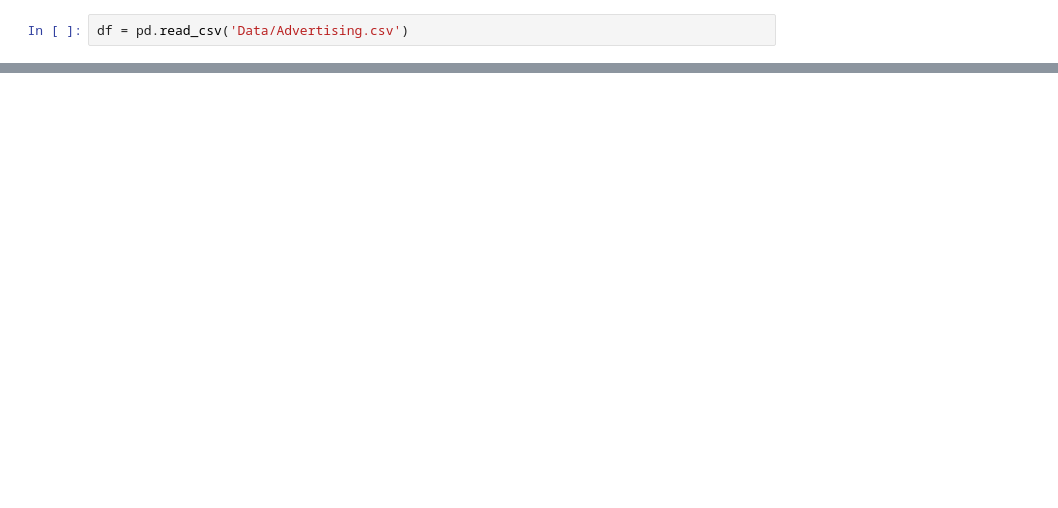
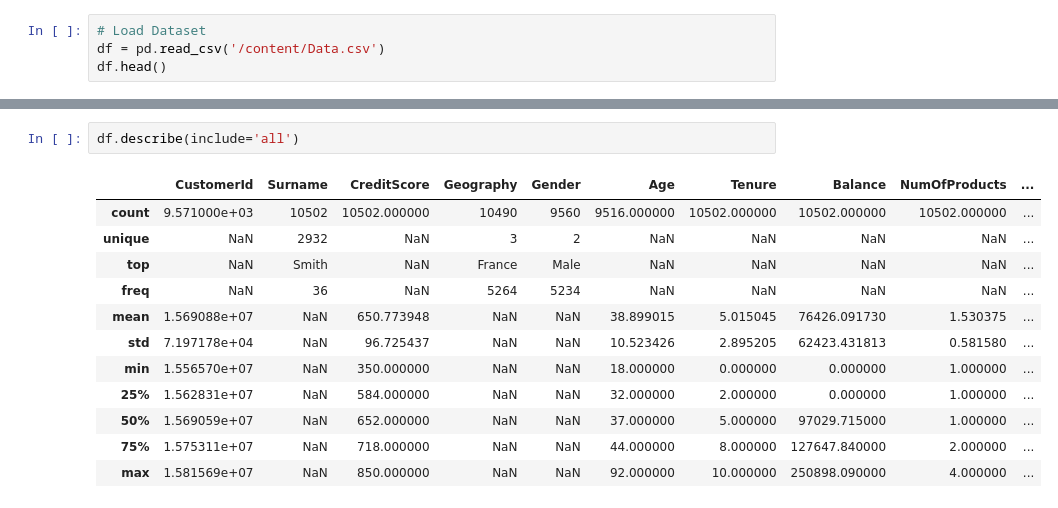
Before and after one commit to Kanakbaghel/Bank_Customer_Churn_Analysis, a Jupyter notebook: Copy of Netflix_EDA.ipynb, the cells around one changed output, grey strips where cells are left out. Cells and saved outputs as stored; diff of their text form; blank space fills up the shorter version.

```diff
--- a/Copy of Netflix_EDA.ipynb
+++ b/Copy of Netflix_EDA.ipynb
@@ -6,2 +56,4 @@ import seaborn as sns
 # %%
-df = pd.read_csv('Data/Advertising.csv')
+# Load Dataset
+df = pd.read_csv('/content/Data.csv')
+df.head()
@@ -12,0 +113,15 @@ ImportError: cannot import name 'MinMaxScalar' from 'sklearn.preprocessing' (/us
+# %%
+df.describe(include='all')
+# %% [output]
+|  | CustomerId | Surname | CreditScore | Geography | Gender | Age | Tenure | Balance | NumOfProducts | ... |
+| count | 9.571000e+03 | 10502 | 10502.000000 | 10490 | 9560 | 9516.000000 | 10502.000000 | 10502.000000 | 10502.000000 | ... |
+| unique | NaN | 2932 | NaN | 3 | 2 | NaN | NaN | NaN | NaN | ... |
+| top | NaN | Smith | NaN | France | Male | NaN | NaN | NaN | NaN | ... |
+| freq | NaN | 36 | NaN | 5264 | 5234 | NaN | NaN | NaN | NaN | ... |
+| mean | 1.569088e+07 | NaN | 650.773948 | NaN | NaN | 38.899015 | 5.015045 | 76426.091730 | 1.530375 | ... |
+| std | 7.197178e+04 | NaN | 96.725437 | NaN | NaN | 10.523426 | 2.895205 | 62423.431813 | 0.581580 | ... |
+| min | 1.556570e+07 | NaN | 350.000000 | NaN | NaN | 18.000000 | 0.000000 | 0.000000 | 1.000000 | ... |
+| 25% | 1.562831e+07 | NaN | 584.000000 | NaN | NaN | 32.000000 | 2.000000 | 0.000000 | 1.000000 | ... |
+| 50% | 1.569059e+07 | NaN | 652.000000 | NaN | NaN | 37.000000 | 5.000000 | 97029.715000 | 1.000000 | ... |
+| 75% | 1.575311e+07 | NaN | 718.000000 | NaN | NaN | 44.000000 | 8.000000 | 127647.840000 | 2.000000 | ... |
+| max | 1.581569e+07 | NaN | 850.000000 | NaN | NaN | 92.000000 | 10.000000 | 250898.090000 | 4.000000 | ... |
```
Also changed, not shown: parts of 17 cells of this notebook.
